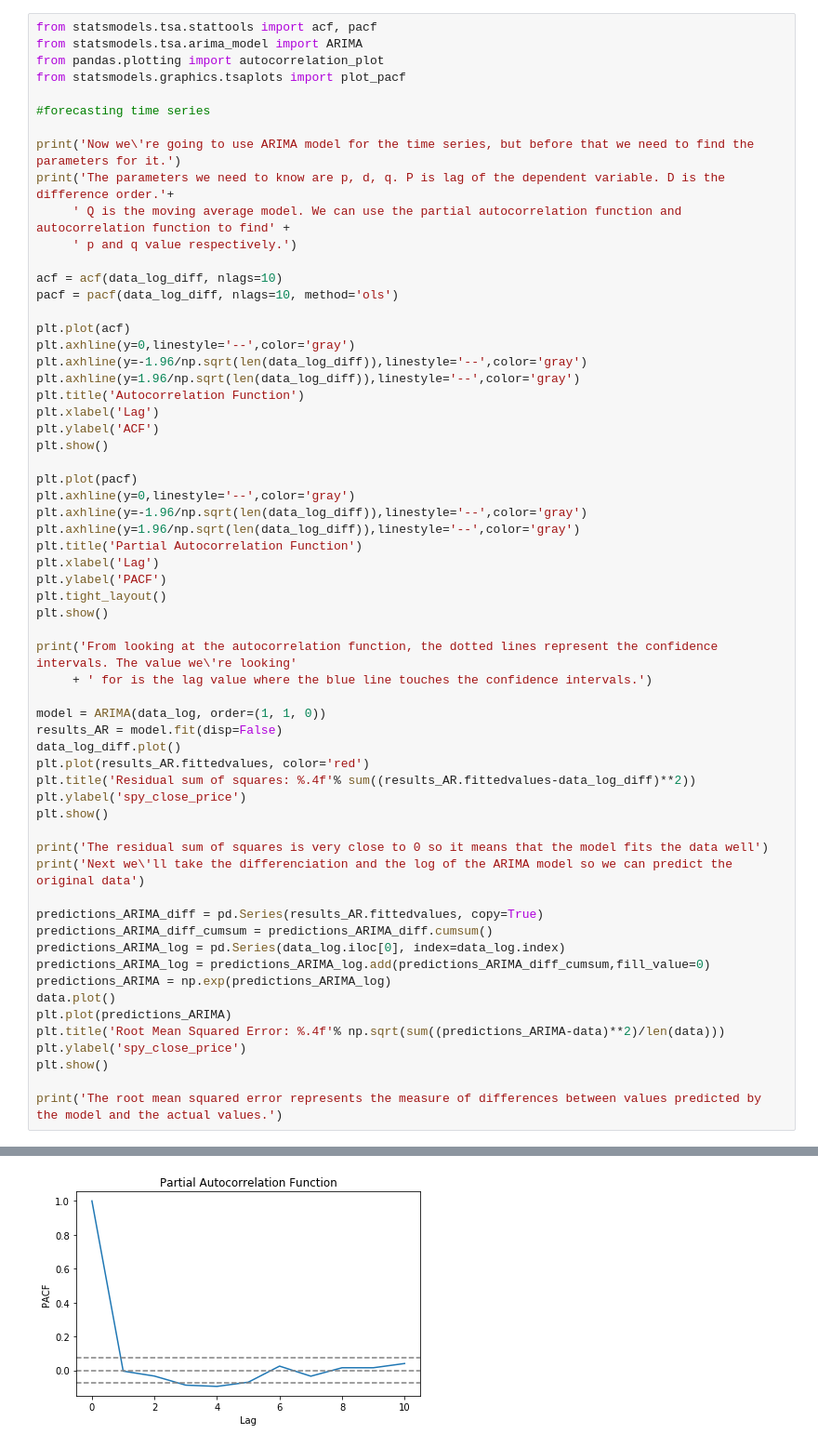
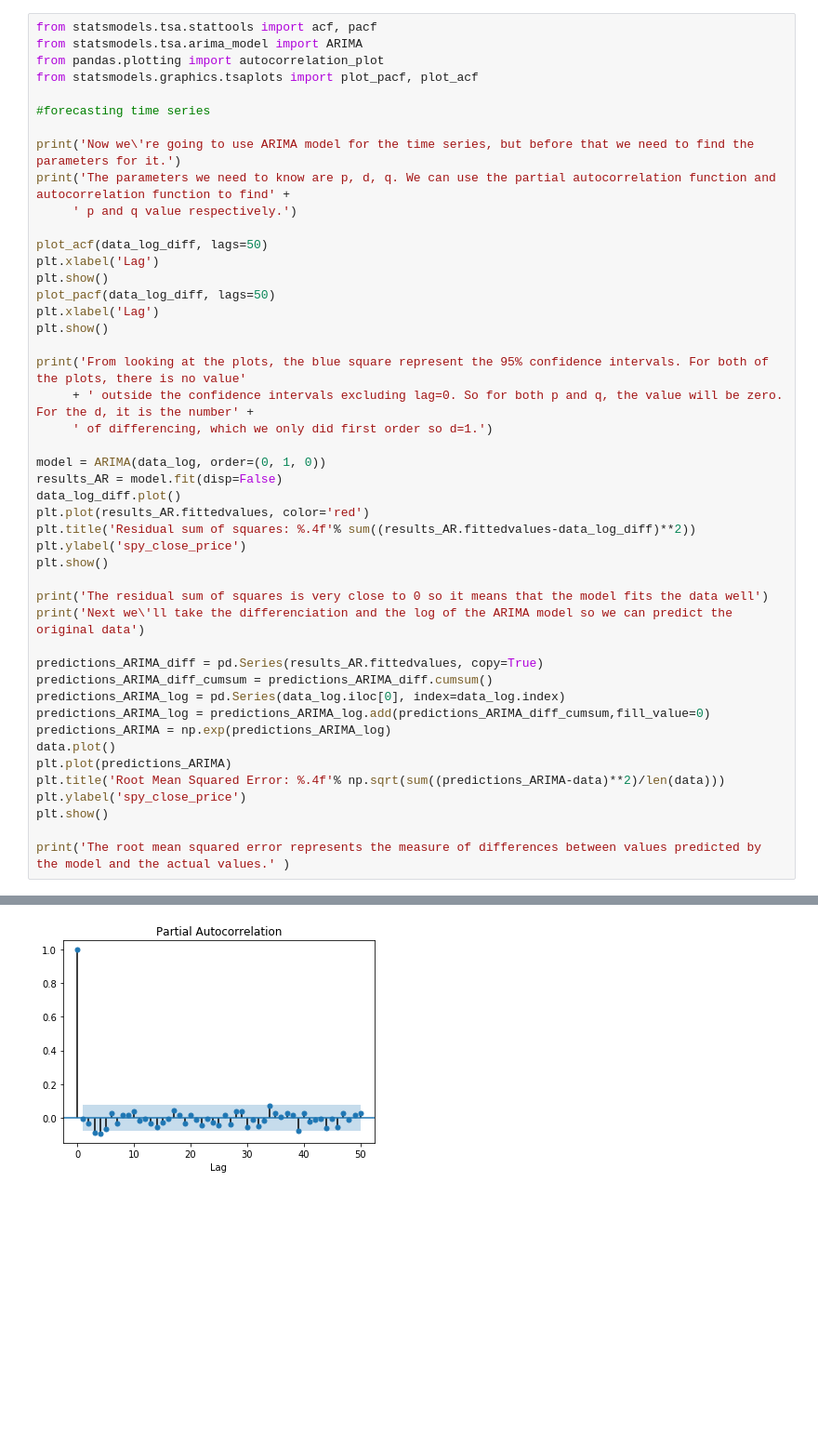
Before and after one commit to wanjongkim/Stock-Market-Prediction, a Jupyter notebook: Stock_Market_Prediction.ipynb, the cells around one changed output, grey strips where cells are left out. Shown at 93% size. Saved outputs shown, nothing was run; the diff lists cells and outputs as text; blank space fills up the shorter version.

```diff
--- a/Stock_Market_Prediction.ipynb
+++ b/Stock_Market_Prediction.ipynb
@@ -355,41 +325,26 @@ The test statistic is lower than critical value of 1% so we can say that with 99
 from statsmodels.tsa.stattools import acf, pacf
 from statsmodels.tsa.arima_model import ARIMA
 from pandas.plotting import autocorrelation_plot
-from statsmodels.graphics.tsaplots import plot_pacf
+from statsmodels.graphics.tsaplots import plot_pacf, plot_acf
 
 #forecasting time series
 
 print('Now we\'re going to use ARIMA model for the time series, but before that we need to find the parameters for it.')
-print('The parameters we need to know are p, d, q. P is lag of the dependent variable. D is the difference order.'+
-     ' Q is the moving average model. We can use the partial autocorrelation function and autocorrelation function to find' +
+print('The parameters we need to know are p, d, q. We can use the partial autocorrelation function and autocorrelation function to find' +
      ' p and q value respectively.')
 
-acf = acf(data_log_diff, nlags=10)
-pacf = pacf(data_log_diff, nlags=10, method='ols')
-
-plt.plot(acf)
-plt.axhline(y=0,linestyle='--',color='gray')
-plt.axhline(y=-1.96/np.sqrt(len(data_log_diff)),linestyle='--',color='gray')
-plt.axhline(y=1.96/np.sqrt(len(data_log_diff)),linestyle='--',color='gray')
-plt.title('Autocorrelation Function')
+plot_acf(data_log_diff, lags=50)
 plt.xlabel('Lag')
-plt.ylabel('ACF')
+plt.show()
+plot_pacf(data_log_diff, lags=50)
+plt.xlabel('Lag')
 plt.show()
 
-plt.plot(pacf)
-plt.axhline(y=0,linestyle='--',color='gray')
-plt.axhline(y=-1.96/np.sqrt(len(data_log_diff)),linestyle='--',color='gray')
-plt.axhline(y=1.96/np.sqrt(len(data_log_diff)),linestyle='--',color='gray')
-plt.title('Partial Autocorrelation Function')
-plt.xlabel('Lag')
-plt.ylabel('PACF')
-plt.tight_layout()
-plt.show()
+print('From looking at the plots, the blue square represent the 95% confidence intervals. For both of the plots, there is no value'
+     + ' outside the confidence intervals excluding lag=0. So for both p and q, the value will be zero. For the d, it is the number' +
+     ' of differencing, which we only did first order so d=1.')
 
-print('From looking at the autocorrelation function, the dotted lines represent the confidence intervals. The value we\'re looking'
-     + ' for is the lag value where the blue line touches the confidence intervals.')
-
-model = ARIMA(data_log, order=(1, 1, 0))
+model = ARIMA(data_log, order=(0, 1, 0))
 results_AR = model.fit(disp=False)
 data_log_diff.plot()
 plt.plot(results_AR.fittedvalues, color='red')
@@ -411,6 +366,6 @@ plt.title('Root Mean Squared Error: %.4f'% np.sqrt(sum((predictions_ARIMA-data)*
 plt.ylabel('spy_close_price')
 plt.show()
 
-print('The root mean squared error represents the measure of differences between values predicted by the model and the actual values.')
+print('The root mean squared error represents the measure of differences between values predicted by the model and the actual values.' )
 # %% [output]
 Now we're going to use ARIMA model for the time series, but before that we need to find the parameters for it.
@@ -419 +374 @@ The parameters we need to know are p, d, q. P is lag of the dependent variable.
-[figure, old version]
+[figure, new version]
```
Also changed, not shown: parts of 4 cells of this notebook.
